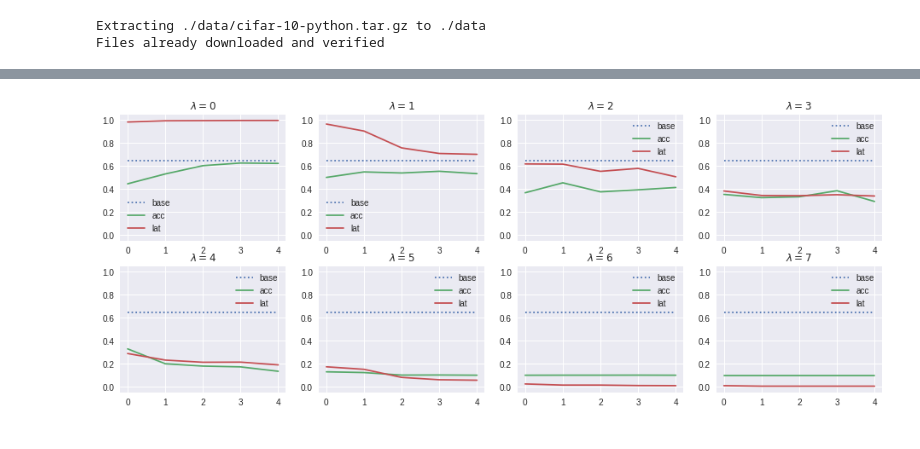
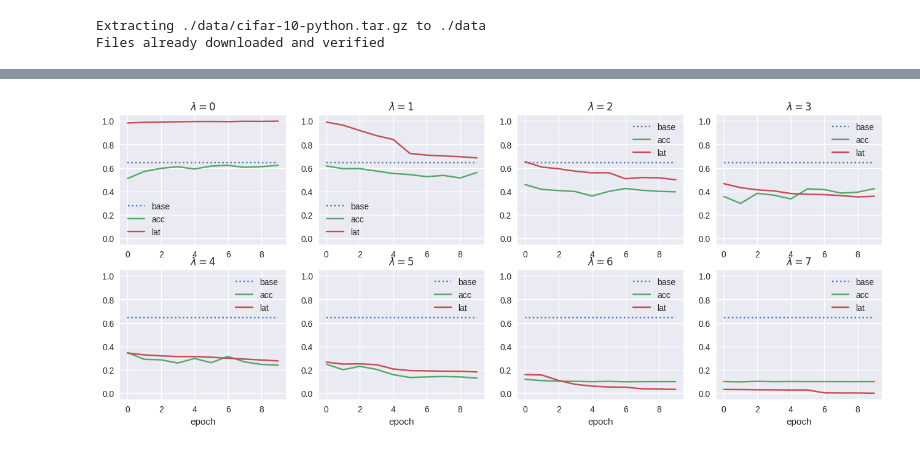
Before and after one commit to intsystems/2023-Problem-140, a Jupyter notebook: code/basic_experiment.ipynb, the cells around one changed output, grey strips where cells are left out. Saved outputs shown, nothing was run; the diff lists cells and outputs as text; code cells hidden in the pictures.

Commit message:
Minor plot

```diff
--- a/code/basic_experiment.ipynb
+++ b/code/basic_experiment.ipynb
@@ -147,7 +147,7 @@ def train_epoch(imodel, optimizer, lambd, dl=train_dl):
 
         optimizer.step()
 # %%
-EPOCHS = 5
+EPOCHS = 10
 
 lambda_report = {}
 imodels = {}
@@ -162,7 +162,7 @@ discrete_imodel = GraphInterperterWithGumbelSoftmaxGamma(model.eval()).to(device
 
 for lambd in tqdm(lambds, total=len(lambds)):
     imodel.gammas = init_gammas
-    optimizer = torch.optim.Adam([imodel.gammas], lr=0.05)
+    optimizer = torch.optim.Adam([imodel.gammas], lr=0.02)
 
     for epoch in range(EPOCHS):
         imodel.train()
@@ -191,18 +191,20 @@ for lambd in tqdm(lambds, total=len(lambds)):
 # %%
 w = 4
 fig, axs = plt.subplots(2, w, figsize=(w*4, 6))
 
 for i, key in enumerate(lambda_report):
     if i == 8:
         break
     axs[i//w][i%w].set_title(rf"$\lambda={key}$")
     axs[i//w][i%w].plot([base_acc]*EPOCHS, label='base', ls=':')
     axs[i//w][i%w].plot(lambda_report[key]['acc_rel'], label='acc')
     axs[i//w][i%w].plot(lambda_report[key]['lat_rel'], label='lat')
     axs[i//w][i%w].legend()
+    if i >= w:
+      axs[i//w][i%w].set_xlabel('epoch')
     axs[i//w][i%w].set_ylim(-0.05, 1.05)
 
 
-plt.savefig(f'{figures}/convergence.png', bbox_inches='tight')
+plt.savefig(f'{figures}/convergence_rel.pdf', bbox_inches='tight')
 # %% [output]
-[figure, old version]
+[figure, new version]
```
Also changed, not shown: parts of 9 cells of this notebook.
